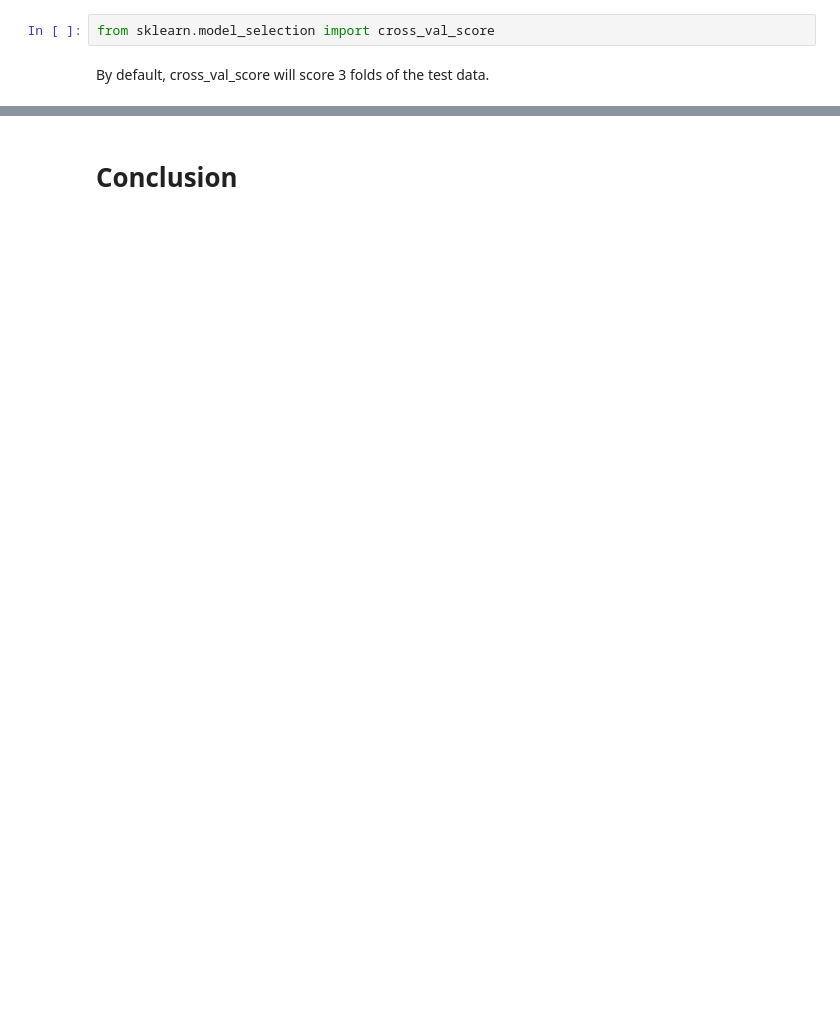
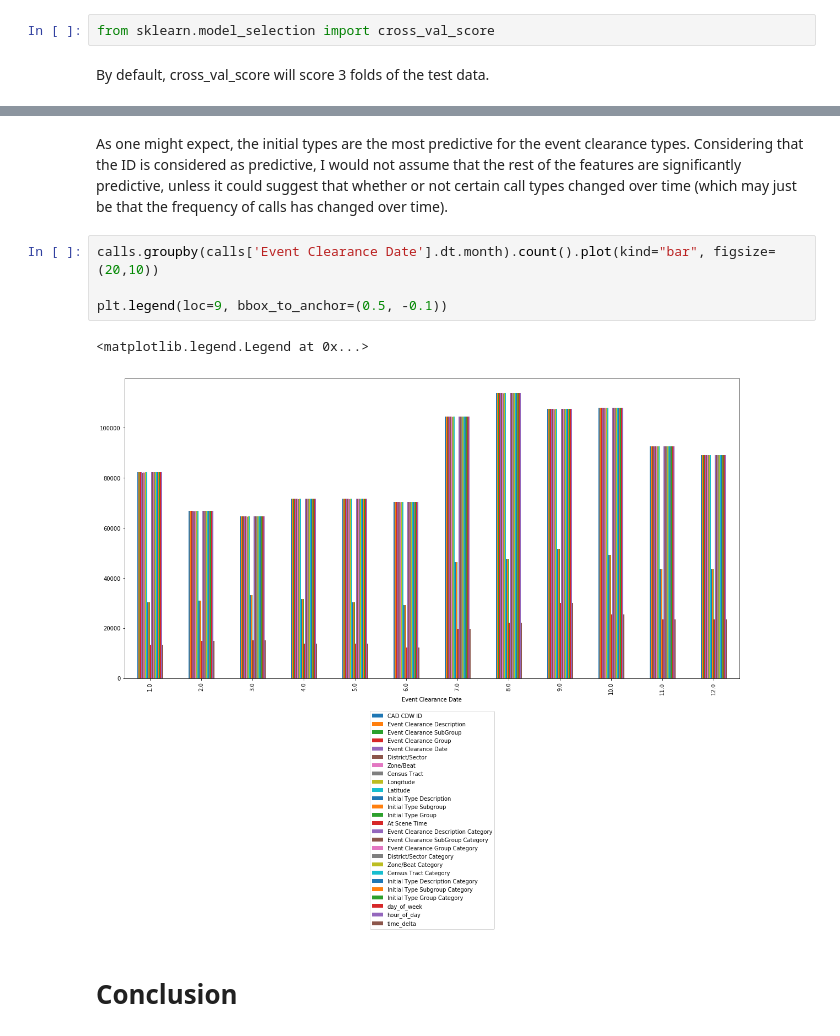
Before and after one commit to rileynwong/seattle-911, a Jupyter notebook: Seattle_911_Analysis.ipynb, the cells around one changed output, grey strips where cells are left out. Drawn from its saved outputs; the diff is of its cells as text; blank space fills up the shorter version.

```diff
--- a/Seattle_911_Analysis.ipynb
+++ b/Seattle_911_Analysis.ipynb
@@ -703,2 +837,11 @@ roc_auc_score(y_test, y_pred)
+# %% [markdown]
+As one might expect, the initial types are the most predictive for the event clearance types. Considering that the ID is considered as predictive, I would not assume that the rest of the features are significantly predictive, unless it could suggest that whether or not certain call types changed over time (which may just be that the frequency of calls has changed over time).
+# %%
+calls.groupby(calls['Event Clearance Date'].dt.month).count().plot(kind="bar", figsize=(20,10))
+
+plt.legend(loc=9, bbox_to_anchor=(0.5, -0.1))
+# %% [output]
+<matplotlib.legend.Legend at 0x...>
+[figure, added]
 # %% [markdown]
 # Conclusion
```
Also changed, not shown: parts of 50 cells of this notebook.
